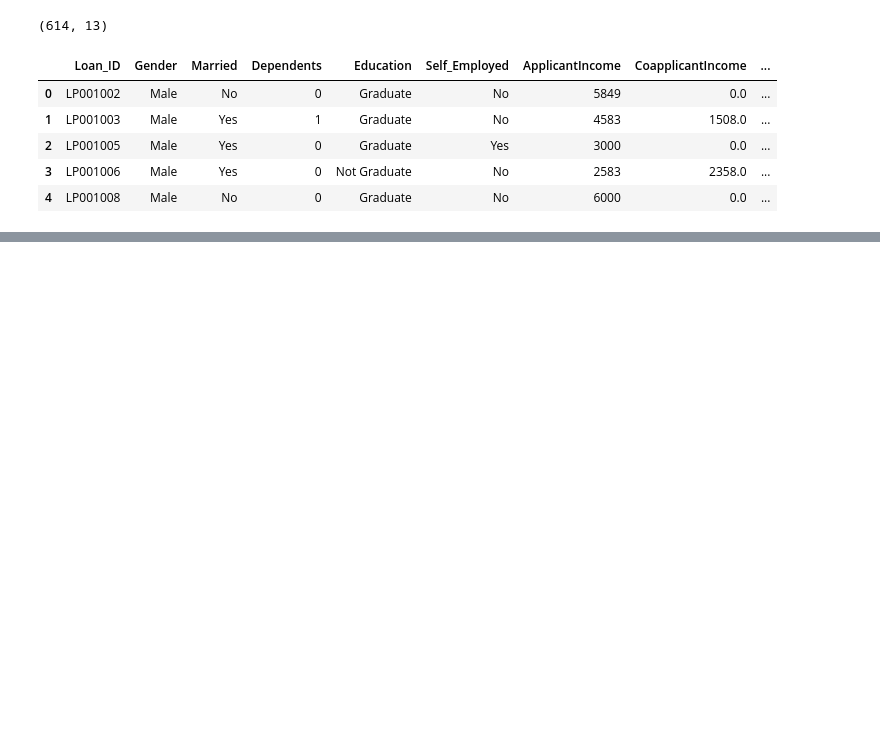
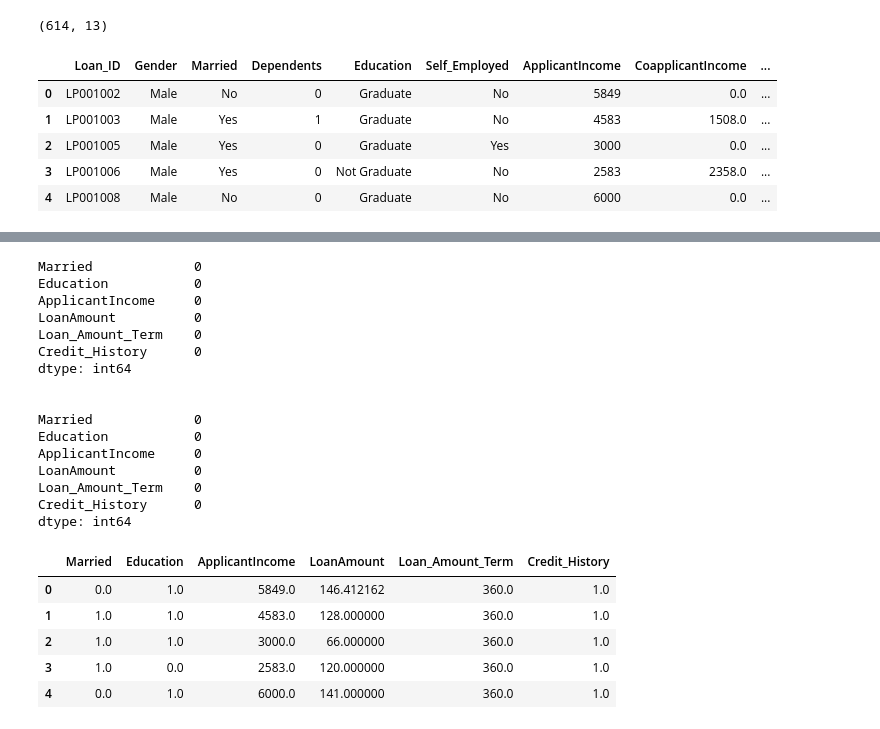
Before and after one commit to imeugeneco/chonggakkimchi, a Jupyter notebook: loan-prediction/loan-prediction.ipynb, the cells around one changed output, grey strips where cells are left out. Saved outputs shown, nothing was run; the diff lists cells and outputs as text; code cells hidden in the pictures; blank space fills up the shorter version.

```diff
--- a/loan-prediction/loan-prediction.ipynb
+++ b/loan-prediction/loan-prediction.ipynb
@@ -36,0 +102,53 @@ train.head()
+# %%
+features = ['Married', 'Education', 'ApplicantIncome', 'LoanAmount', 'Loan_Amount_Term', 'Credit_History']
+label = ['Loan_Status']
+
+test.loc[test.Married == 'No', 'Married'] = 0
+test.loc[(test.Married == 'Yes'), 'Married'] = 1
+test.Married = test.Married.astype(float)
+
+test.loc[test.Education=='Graduate', 'Education'] = 1
+test.loc[test.Education=='Not Graduate', 'Education'] = 0
+test.Education = test.Education.astype(int)
+# %%
+from sklearn.impute import SimpleImputer
+
+X_train = train[features]
+y_train = train[label]
+X_test = test[features]
+
+# imputation
+imputer = SimpleImputer()
+imputed_X_train = pd.DataFrame(imputer.fit_transform(X_train))
+imputed_X_test = pd.DataFrame(imputer.transform(X_test))
+
+imputed_X_train.columns = X_train.columns
+imputed_X_test.columns = X_test.columns
+
+print(imputed_X_train.isnull().sum())
+print('\n')
+print(imputed_X_test.isnull().sum())
+imputed_X_train.head()
+# %% [output]
+Married             0
+Education           0
+ApplicantIncome     0
+LoanAmount          0
+Loan_Amount_Term    0
+Credit_History      0
+dtype: int64
+
+
+Married             0
+Education           0
+ApplicantIncome     0
+LoanAmount          0
+Loan_Amount_Term    0
+Credit_History      0
+dtype: int64
+|  | Married | Education | ApplicantIncome | LoanAmount | Loan_Amount_Term | Credit_History |
+| 0 | 0.0 | 1.0 | 5849.0 | 146.412162 | 360.0 | 1.0 |
+| 1 | 1.0 | 1.0 | 4583.0 | 128.000000 | 360.0 | 1.0 |
+| 2 | 1.0 | 1.0 | 3000.0 | 66.000000 | 360.0 | 1.0 |
+| 3 | 1.0 | 0.0 | 2583.0 | 120.000000 | 360.0 | 1.0 |
+| 4 | 0.0 | 1.0 | 6000.0 | 141.000000 | 360.0 | 1.0 |
```
Also changed, not shown: parts of 24 cells of this notebook, 4 other files.
